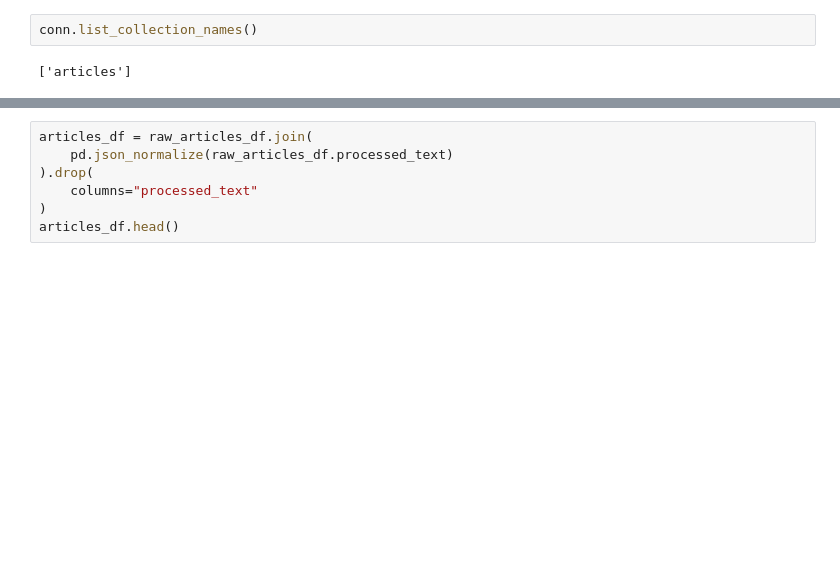
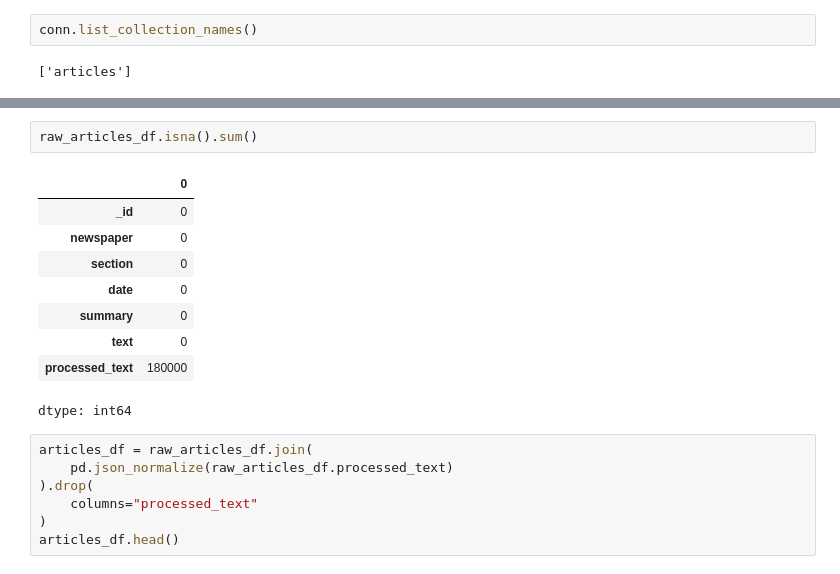
Before and after one commit to andreamarin/senate-publications-analysis, a Jupyter notebook: news_topic_classification.ipynb, the cells around one changed output, grey strips where cells are left out. Saved outputs shown, nothing was run; the diff lists cells and outputs as text; blank space fills up the shorter version.

```diff
--- a/news_topic_classification.ipynb
+++ b/news_topic_classification.ipynb
@@ -173,6 +168,18 @@ raw_articles_df.head()
 | 2 | bc9c780c3d54918b0d52abd584424a8d | Proceso | economia | 2018-01-29T00:00:00 |  | CIUDAD DE MÉXICO (apro).- La sext... | {'normalized': 'ciudad méxico apr... |
 | 3 | ebee13f285e697234ada1310f64e1933 | Proceso | economia | 2018-01-29T00:00:00 |  | CIUDAD DE MÉXICO (apro).- El fina... | {'normalized': 'ciudad méxico apr... |
 | 4 | 5939aec7d17aa08449f5ff8c19a60ddf | Proceso | economia | 2018-01-29T00:00:00 |  | CIUDAD DE MÉXICO (apro).- La Comi... | {'normalized': 'ciudad méxico apr... |
+# %%
+raw_articles_df.isna().sum()
+# %% [output]
+|  | 0 |
+| _id | 0 |
+| newspaper | 0 |
+| section | 0 |
+| date | 0 |
+| summary | 0 |
+| text | 0 |
+| processed_text | 180000 |
+dtype: int64
 # %%
 articles_df = raw_articles_df.join(
     pd.json_normalize(raw_articles_df.processed_text)
```
Also changed, not shown: parts of 7 cells of this notebook.
